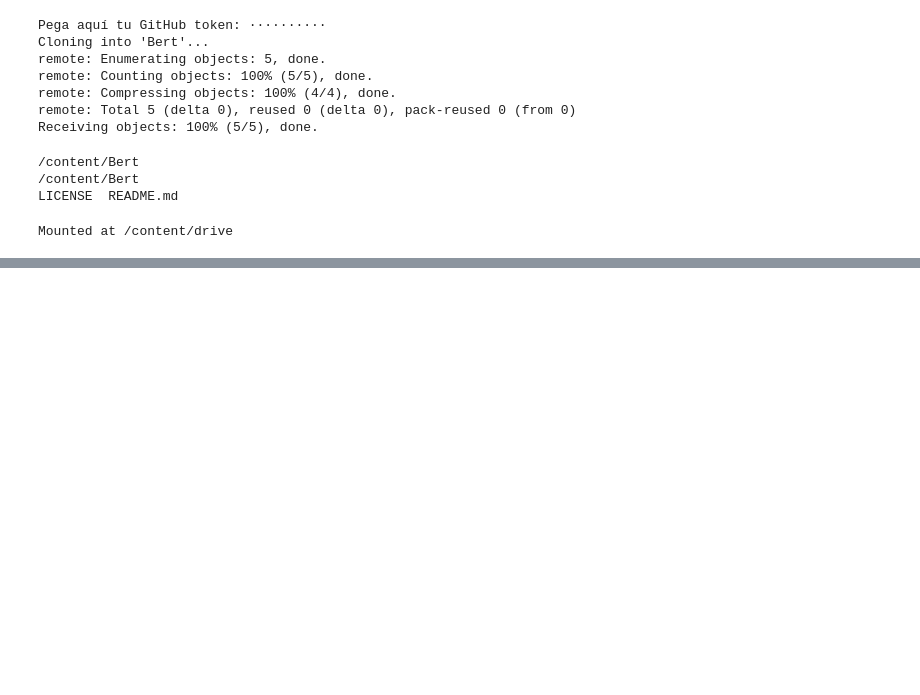
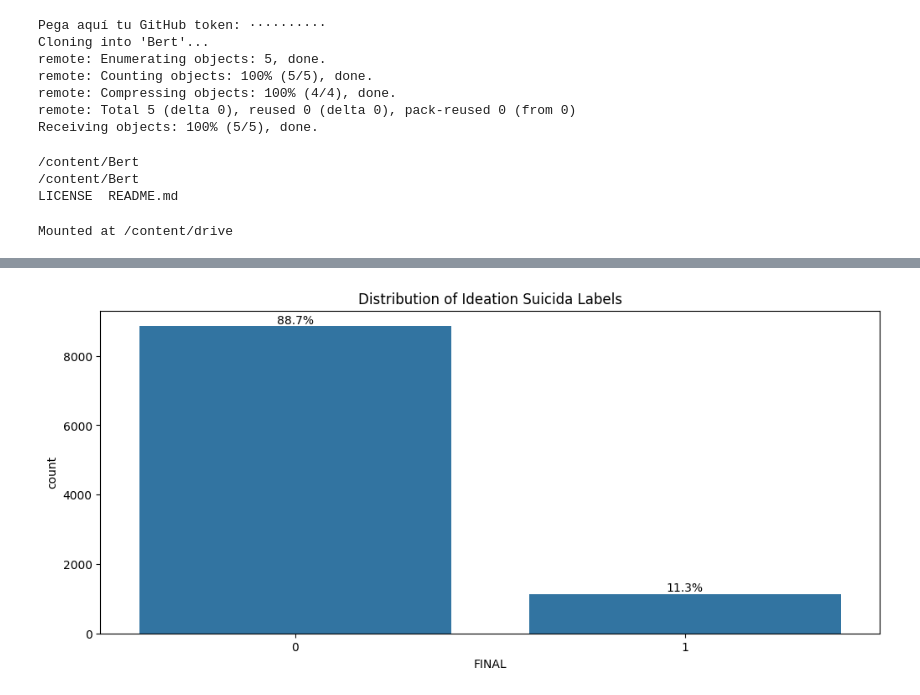
Before and after one commit to acronopiovm/Bert, a Jupyter notebook: Develop.ipynb, the cells around one changed output, grey strips where cells are left out. Saved outputs shown, nothing was run; the diff lists cells and outputs as text; code cells hidden in the pictures; blank space fills up the shorter version.

```diff
--- a/Develop.ipynb
+++ b/Develop.ipynb
@@ -33,0 +157,19 @@ Mounted at /content/drive
+# %%
+plt.figure(figsize=(12,5))
+ax = sns.countplot(x="FINAL", data=df)
+
+total = len(df)
+
+for p in ax.patches:
+    percentage = f"{100 * p.get_height()/total:.1f}%"
+    ax.annotate(
+        percentage,
+        (p.get_x() + p.get_width() / 2., p.get_height()),
+        ha='center',
+        va='bottom'
+    )
+
+plt.title("Distribution of Ideation Suicida Labels")
+plt.show()
+# %% [output]
+[figure, added]
```
Also changed, not shown: parts of 34 cells of this notebook.
